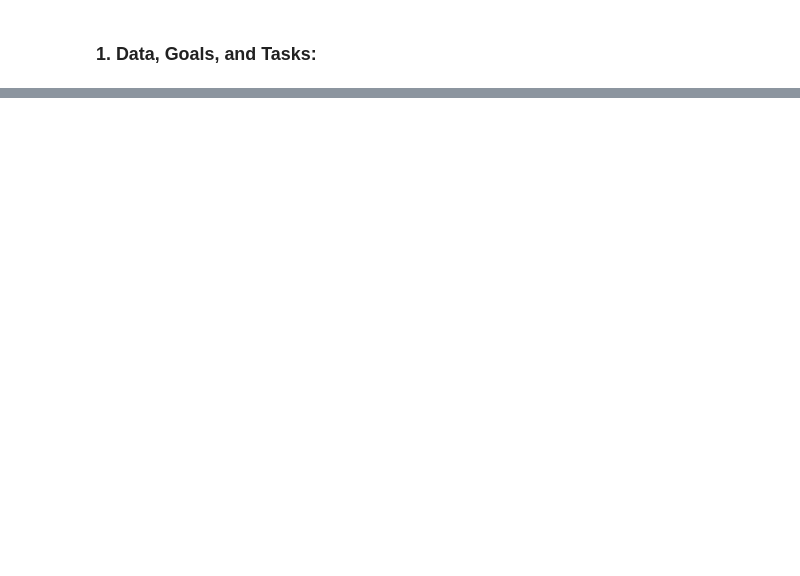
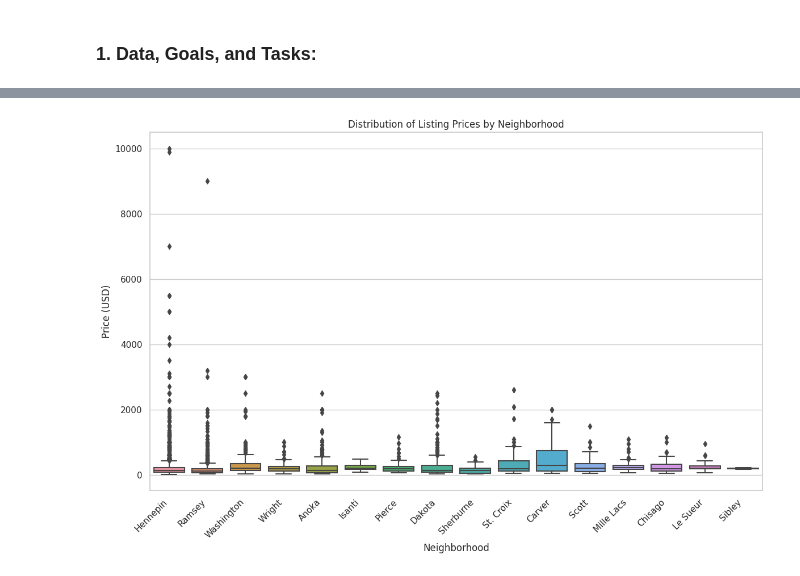
Before and after one commit to CPHughes7/Airbnb, a Jupyter notebook: data-viz-airbnb.ipynb, the cells around one changed output, grey strips where cells are left out. Saved outputs shown, nothing was run; the diff lists cells and outputs as text; code cells hidden in the pictures; blank space fills up the shorter version.

Commit message:
Kaggle Notebook | Data_Viz_Airbnb | Version 2

```diff
--- a/data-viz-airbnb.ipynb
+++ b/data-viz-airbnb.ipynb
@@ -91,16 +95,22 @@ dtype: int64
+# %%
+# Convert 'neighbourhood' column to American Spelling to Adderess issues
+df['neighborhood'] = df['neighbourhood']
+
+# Apply log transformation to price
+df['log_price'] = np.log1p(df['price'])  # Using np.log1p to avoid log(0)
+
+# Specify the columns to drop
+columns_to_drop = ['name', 'host_id', 'host_name', 'neighbourhood_group', 'license']
+
+# Drop the specified columns
+df.drop(columns=columns_to_drop, inplace=True)
 # %% [markdown]
 ### **1. Data, Goals, and Tasks:**
 # %%
 #Task 1: Visualize the distribution of listing prices.
 
-"""# Convert 'price' column to numeric data type (if needed)
-df['price'] = pd.to_numeric(df['price'], errors='coerce')
-
-# Remove rows with missing or non-numeric values in 'price' column
-df = df.dropna(subset=['price'])"""
-
-fig = px.histogram(df, x='price', nbins=30, title='Distribution of Listing Prices')
-fig.update_layout(xaxis_title='Price', yaxis_title='Frequency', showlegend=False)
+fig = px.histogram(df, x='price', nbins=50, title='Distribution of Listing Prices')
+fig.update_layout(xaxis_title='Price Per Night', yaxis_title='Frequency', showlegend=False)
 # Set the range of the x-axis to start from zero
 fig.update_xaxes(range=[0, df['price'].max()])
 
@@ -124,0 +128,16 @@ fig.show()
+# %%
+#Task 3 Create a box plot of listing prices by neighborhood
+
+# Set the style of seaborn
+sns.set(style="whitegrid")
+
+plt.figure(figsize=(12, 8))
+sns.boxplot(x='neighborhood', y='price', data=df)
+plt.title('Distribution of Listing Prices by Neighborhood')
+plt.xlabel('Neighborhood')
+plt.ylabel('Price (USD)')
+plt.xticks(rotation=45, ha='right')  # Rotate x-axis labels for better readability
+plt.tight_layout()  # Adjust layout to prevent labels from overlapping
+plt.show()
+# %% [output]
+[figure, added]
```
Also changed, not shown: parts of 10 cells of this notebook.
